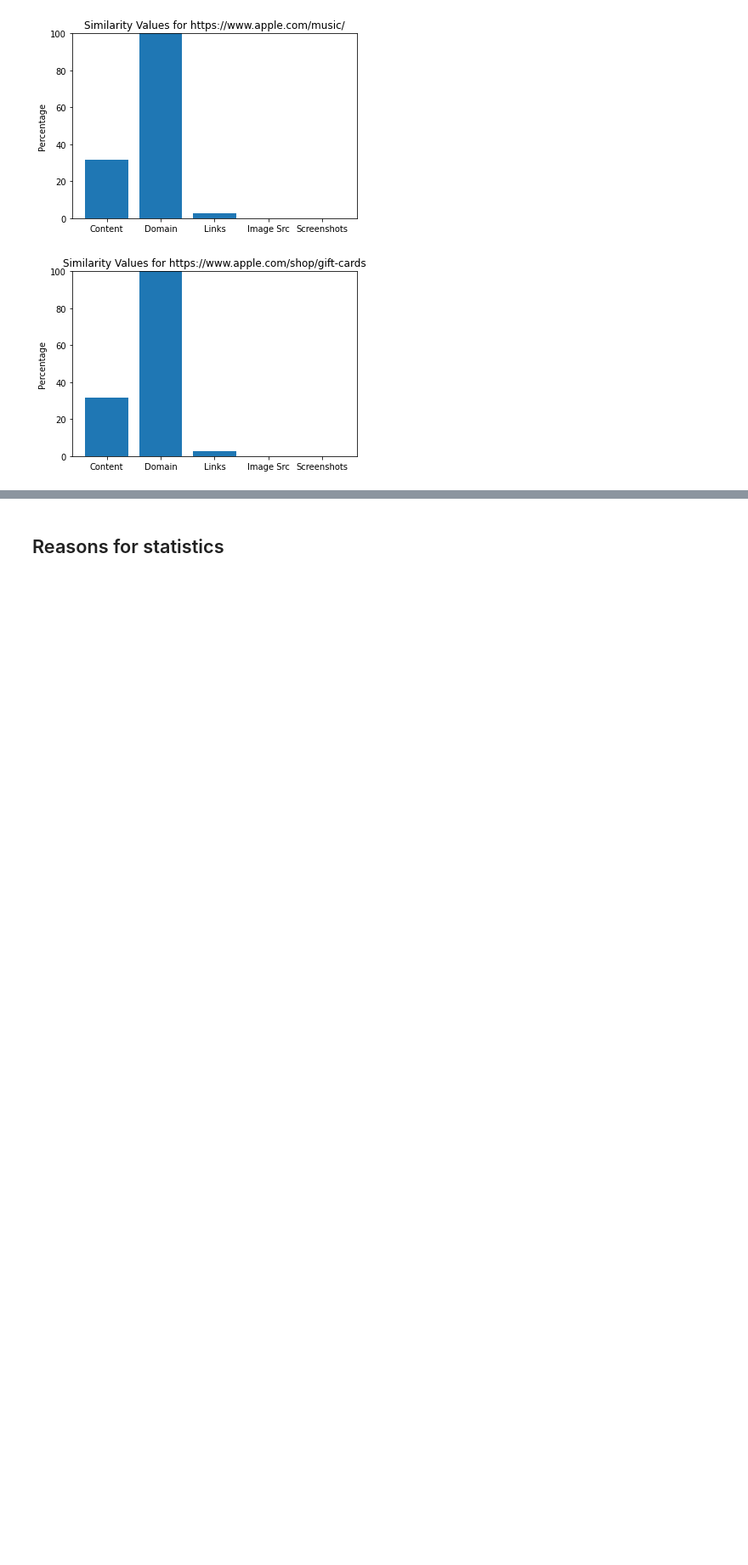
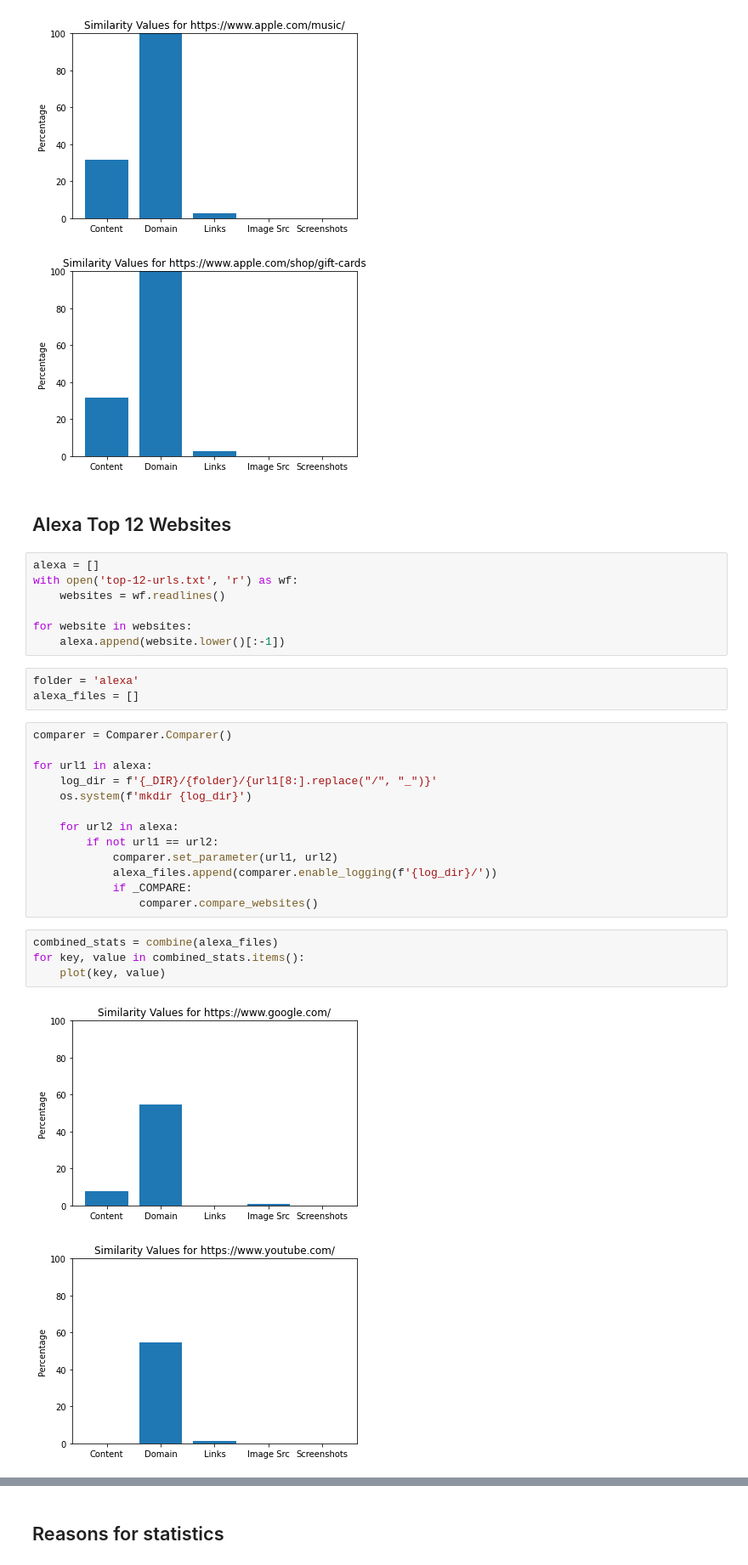
Before and after one commit to Pilladian/similarity-detection-tool, a Jupyter notebook: webcomp/EvaluationWebcomp.ipynb, the cells around one changed output, grey strips where cells are left out. Shown at 85% size. Cells and saved outputs as stored; diff of their text form; blank space fills up the shorter version.

```diff
--- a/webcomp/EvaluationWebcomp.ipynb
+++ b/webcomp/EvaluationWebcomp.ipynb
@@ -269,3 +269,35 @@ for key, value in combined_stats.items():
 [figure]
 [figure]
 [figure]
+# %% [markdown]
+## Alexa Top 12 Websites
+# %%
+alexa = []
+with open('top-12-urls.txt', 'r') as wf:
+    websites = wf.readlines()
+
+for website in websites:
+    alexa.append(website.lower()[:-1])
+# %%
+folder = 'alexa'
+alexa_files = []
+# %%
+comparer = Comparer.Comparer()
+
+for url1 in alexa:
+    log_dir = f'{_DIR}/{folder}/{url1[8:].replace("/", "_")}'
+    os.system(f'mkdir {log_dir}')
+
+    for url2 in alexa:
+        if not url1 == url2:
+            comparer.set_parameter(url1, url2)
+            alexa_files.append(comparer.enable_logging(f'{log_dir}/'))
+            if _COMPARE:
+                comparer.compare_websites()
+# %%
+combined_stats = combine(alexa_files)
+for key, value in combined_stats.items():
+    plot(key, value)
+# %% [output]
+[figure, added]
+[figure, added]
```
Also changed, not shown: parts of 3 cells of this notebook, 47 other files.
